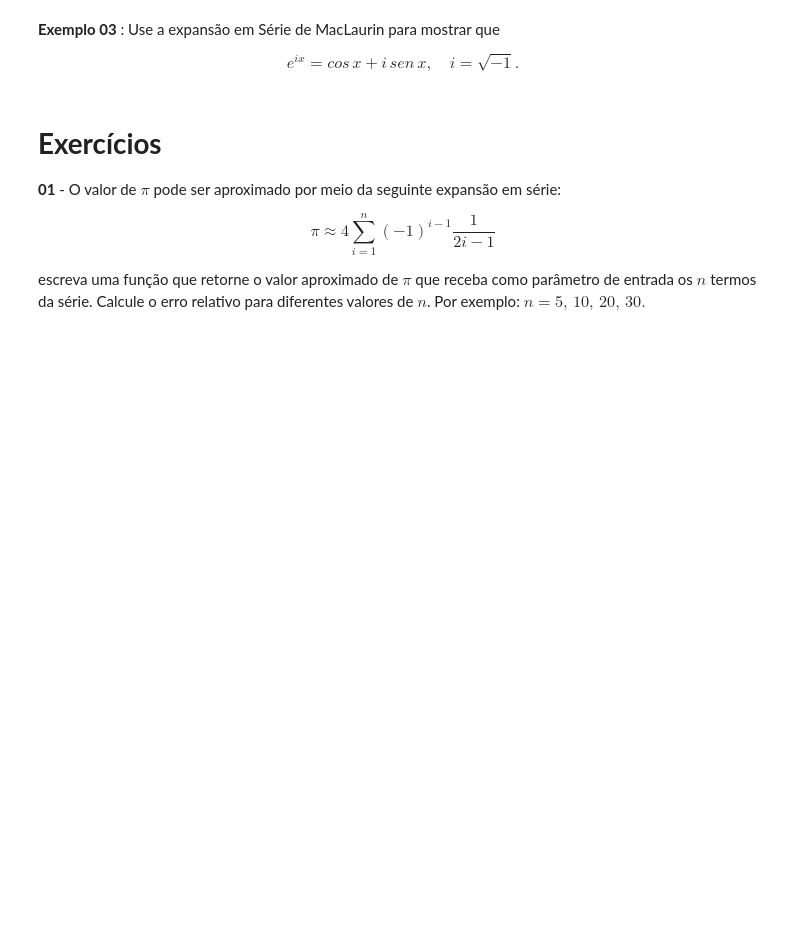
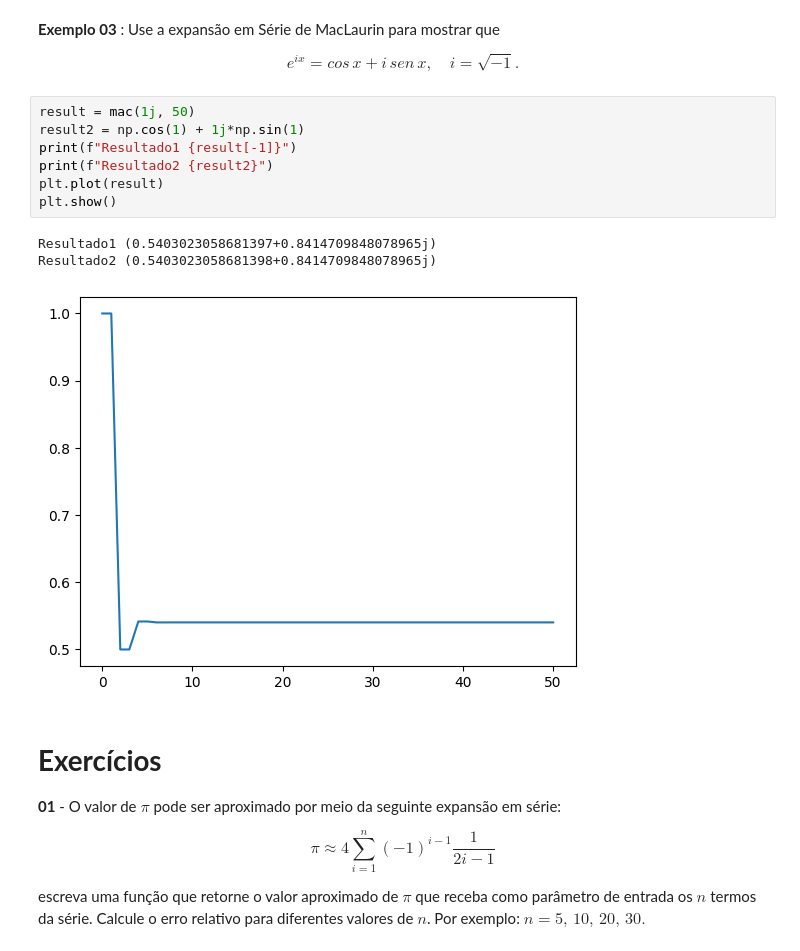
Before and after one commit to PedroNeto05/lab-CN, a Jupyter notebook: Lab_01.ipynb, the cells around one changed output. Drawn from its saved outputs; the diff is of its cells as text; blank space fills up the shorter version.

```diff
--- a/Lab_01.ipynb
+++ b/Lab_01.ipynb
@@ -24,6 +60,17 @@ import math
 \begin{equation}
 e^{ix} = cos\,x + i\,sen\,x,\,\,\,\,\,\,i = \sqrt{-1}.
 \end{equation}
+# %%
+result = mac(1j, 50)
+result2 = np.cos(1) + 1j*np.sin(1)
+print(f"Resultado1 {result[-1]}")
+print(f"Resultado2 {result2}")
+plt.plot(result)
+plt.show()
+# %% [output]
+Resultado1 (0.5403023058681397+0.8414709848078965j)
+Resultado2 (0.5403023058681398+0.8414709848078965j)
+[figure, added]
 # %% [markdown]
 # **Exercícios**
 
```
Also changed, not shown: parts of 5 cells of this notebook, 2 other files.
